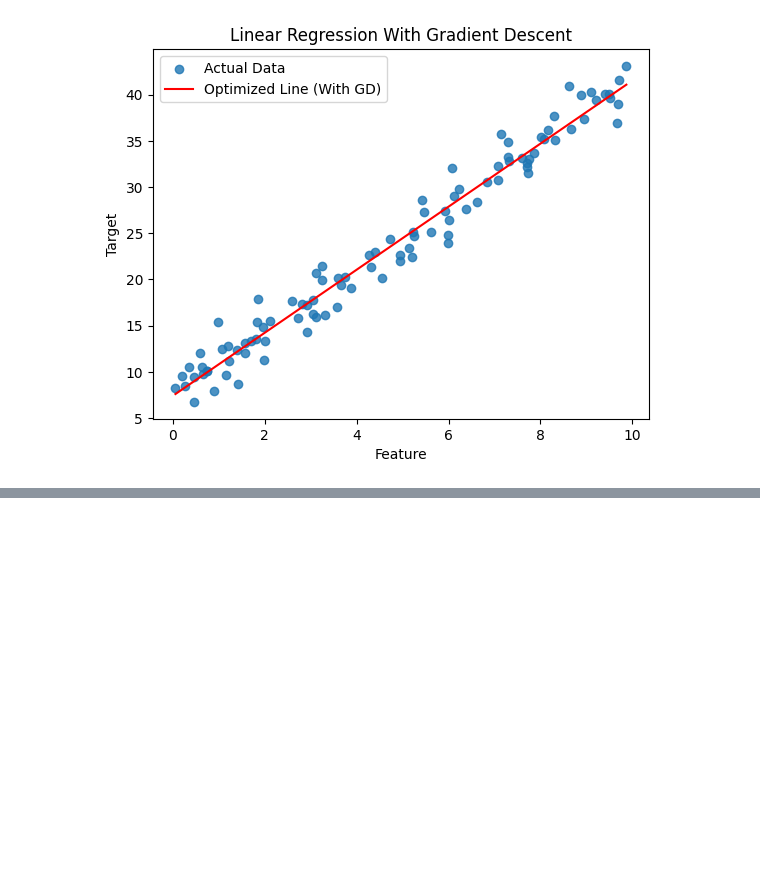
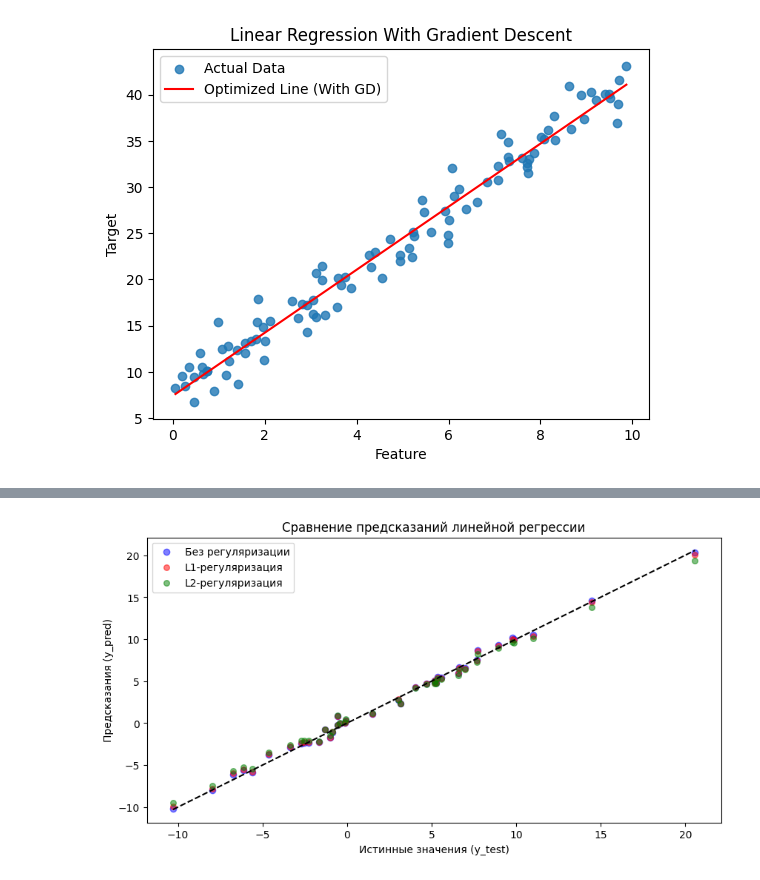
Before and after one commit to smnk-1/ML-studying, a Jupyter notebook: notebooks/LinearRegressionRealisation.ipynb, the cells around one changed output, grey strips where cells are left out. Drawn from its saved outputs; the diff is of its cells as text; code cells hidden in the pictures; blank space fills up the shorter version.

Commit message:
feat: regularization

```diff
--- a/notebooks/LinearRegressionRealisation.ipynb
+++ b/notebooks/LinearRegressionRealisation.ipynb
@@ -2,9 +2,11 @@
 import numpy as np
 # %%
 class LinearRegressor:
-    def __init__(self, max_iterations=1000, learning_rate=0.01):
+    def __init__(self, max_iterations=1000, learning_rate=0.01, alpha = 0.5, regularization = None):
         self.max_iterations = max_iterations
         self.learning_rate = learning_rate
+        self.regularization = regularization
+        self.alpha = alpha
         self.w = None
         self.b = None
 
@@ -16,11 +18,19 @@ class LinearRegressor:
         self.w = np.random.randn(self.n_features)
         self.b = np.random.randn()
 
+        if self.regularization == 'L1':
+            self.regularization_f = lambda w, alpha: alpha * np.sign(w)
+        elif self.regularization == 'L2':
+            self.regularization_f = lambda w, alpha: alpha * w
+        else:
+            self.regularization_f = lambda w, alpha: 0
+
+
         for _ in range(self.max_iterations):
             y_pred = X.dot(self.w) + self.b
             error = y_pred - y
 
-            dw = 2/self.n_samples * X.T.dot(error)
+            dw = (2 / self.n_samples) * X.T.dot(error) + self.regularization_f(self.w, self.alpha)
             db = 2/self.n_samples * np.sum(error)
 
             self.w -= self.learning_rate * dw
@@ -63,3 +73,65 @@ plt.legend()
 plt.show()
 # %% [output]
 [figure]
+# %%
+import numpy as np
+import matplotlib.pyplot as plt
+from sklearn.model_selection import train_test_split
+from sklearn.metrics import mean_absolute_error, r2_score
+
+np.random.seed(42)
+n_samples = 200
+n_features = 3
+
+X = np.random.randn(n_samples, n_features)
+true_w = np.array([3.5, -2.1, 4.7])
+true_b = 1.2
+y = X.dot(true_w) + true_b + np.random.randn(n_samples) * 0.5
+
+X_train, X_test, y_train, y_test = train_test_split(X, y, test_size=0.2, random_state=42)
+
+model_no_reg = LinearRegressor(max_iterations=1000, learning_rate=0.01, regularization=None)
+model_no_reg.fit(X_train, y_train)
+
+model_l1 = LinearRegressor(max_iterations=1000, learning_rate=0.01, alpha=0.1, regularization='L1')
+model_l1.fit(X_train, y_train)
+
+model_l2 = LinearRegressor(max_iterations=1000, learning_rate=0.01, alpha=0.1, regularization='L2')
+model_l2.fit(X_train, y_train)
+
+y_pred_no_reg = model_no_reg.predict(X_test)
+y_pred_l1 = model_l1.predict(X_test)
+y_pred_l2 = model_l2.predict(X_test)
+
+mae_no_reg = mean_absolute_error(y_test, y_pred_no_reg)
+r2_no_reg = r2_score(y_test, y_pred_no_reg)
+
+mae_l1 = mean_absolute_error(y_test, y_pred_l1)
+r2_l1 = r2_score(y_test, y_pred_l1)
+
+mae_l2 = mean_absolute_error(y_test, y_pred_l2)
+r2_l2 = r2_score(y_test, y_pred_l2)
+
+
+print('Линейная регрессия без регуляризации:')
+print(f'MAE: {mae_no_reg:.4f}, R²: {r2_no_reg:.4f}')
+print(model_no_reg.w)
+print('Линейная регрессия с L1-регуляризацией:')
+print(f'MAE: {mae_l1:.4f}, R²: {r2_l1:.4f}')
+print(model_l1.w)
+print('Линейная регрессия с L2-регуляризацией:')
+print(f'MAE: {mae_l2:.4f}, R²: {r2_l2:.4f}')
+print(model_l2.w)
+
+
+plt.figure(figsize=(10, 5))
+plt.scatter(y_test, y_pred_no_reg, color='blue', alpha=0.5, label='Без регуляризации')
+plt.scatter(y_test, y_pred_l1, color='red', alpha=0.5, s=30, label='L1-регуляризация')
+plt.scatter(y_test, y_pred_l2, color='green', alpha=0.5, s=30, label='L2-регуляризация')
+plt.plot([min(y_test), max(y_test)], [min(y_test), max(y_test)], color='black', linestyle='--')
+plt.xlabel('Истинные значения (y_test)')
+plt.ylabel('Предсказания (y_pred)')
+plt.title('Сравнение предсказаний линейной регрессии')
+plt.legend()
+plt.show()
+# %% [output]
@@ -65,0 +147 @@ plt.show()
+[figure, added]
```
Also changed, not shown: parts of 3 cells of this notebook.
